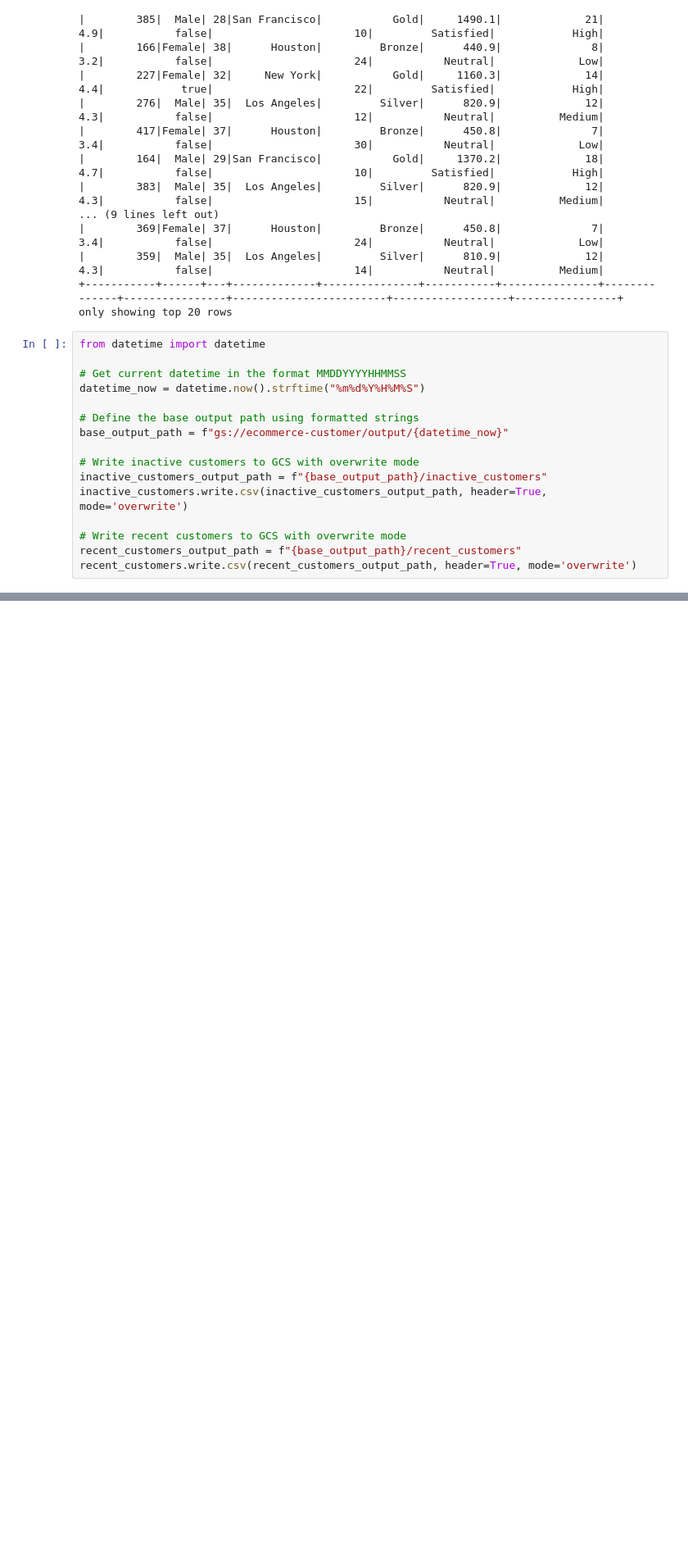
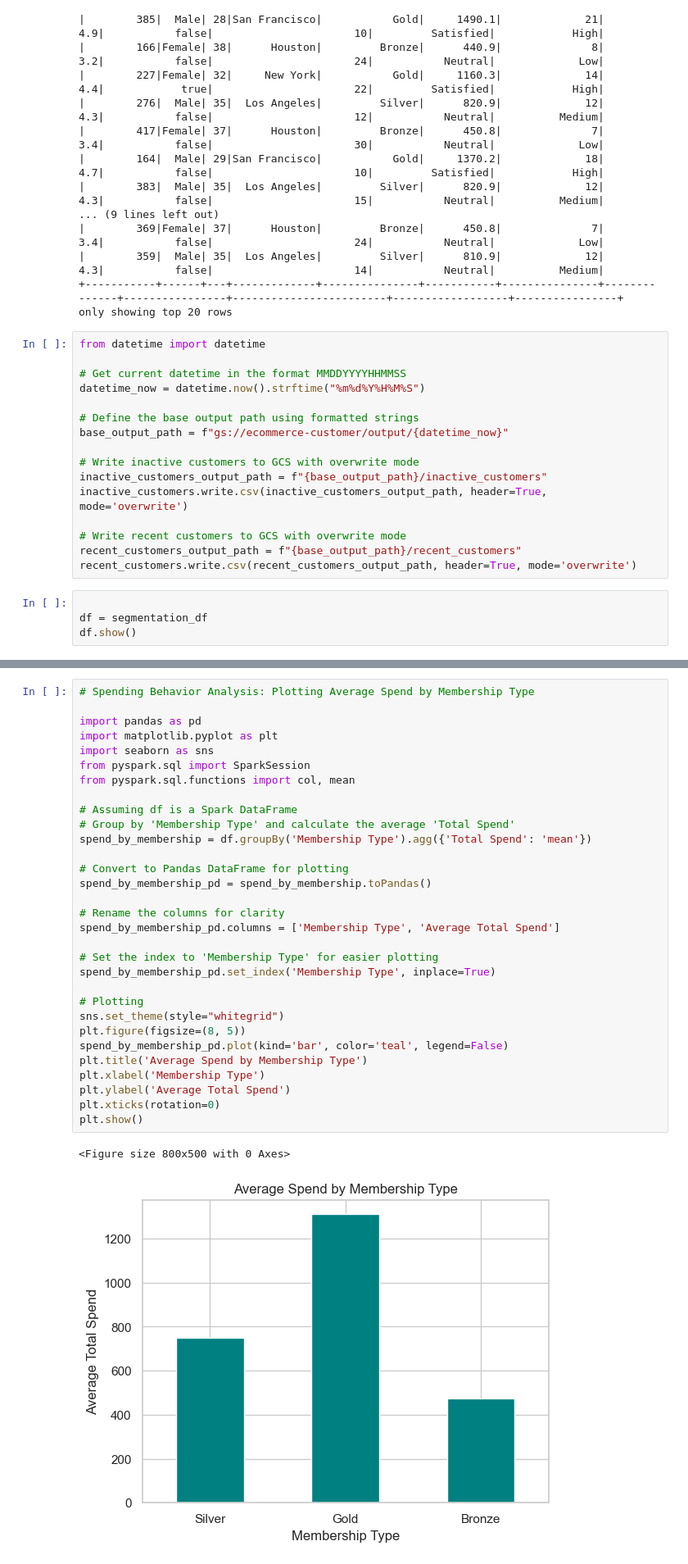
Before and after one commit to SAA1960/B_Pro, a Jupyter notebook: Data_Analysis.ipynb, the cells around one changed output, grey strips where cells are left out. Shown: that part at 82% size. Cells and saved outputs as stored; diff of their text form; blank space fills up the shorter version.

```diff
--- a/Data_Analysis.ipynb
+++ b/Data_Analysis.ipynb
@@ -177,3 +189,7 @@ inactive_customers.write.csv(inactive_customers_output_path, header=True, mode='
 # Write recent customers to GCS with overwrite mode
 recent_customers_output_path = f"{base_output_path}/recent_customers"
 recent_customers.write.csv(recent_customers_output_path, header=True, mode='overwrite')
+# %%
+
+df = segmentation_df
+df.show()
@@ -179,0 +214,34 @@ recent_customers.write.csv(recent_customers_output_path, header=True, mode='over
+# %%
+# Spending Behavior Analysis: Plotting Average Spend by Membership Type
+
+import pandas as pd
+import matplotlib.pyplot as plt
+import seaborn as sns
+from pyspark.sql import SparkSession
+from pyspark.sql.functions import col, mean
+
+# Assuming df is a Spark DataFrame
+# Group by 'Membership Type' and calculate the average 'Total Spend'
+spend_by_membership = df.groupBy('Membership Type').agg({'Total Spend': 'mean'})
+
+# Convert to Pandas DataFrame for plotting
+spend_by_membership_pd = spend_by_membership.toPandas()
+
+# Rename the columns for clarity
+spend_by_membership_pd.columns = ['Membership Type', 'Average Total Spend']
+
+# Set the index to 'Membership Type' for easier plotting
+spend_by_membership_pd.set_index('Membership Type', inplace=True)
+
+# Plotting
+sns.set_theme(style="whitegrid")
+plt.figure(figsize=(8, 5))
+spend_by_membership_pd.plot(kind='bar', color='teal', legend=False)
+plt.title('Average Spend by Membership Type')
+plt.xlabel('Membership Type')
+plt.ylabel('Average Total Spend')
+plt.xticks(rotation=0)
+plt.show()
+# %% [output]
+<Figure size 800x500 with 0 Axes>
+[figure, added]
```
Also changed, not shown: parts of 19 cells of this notebook.
